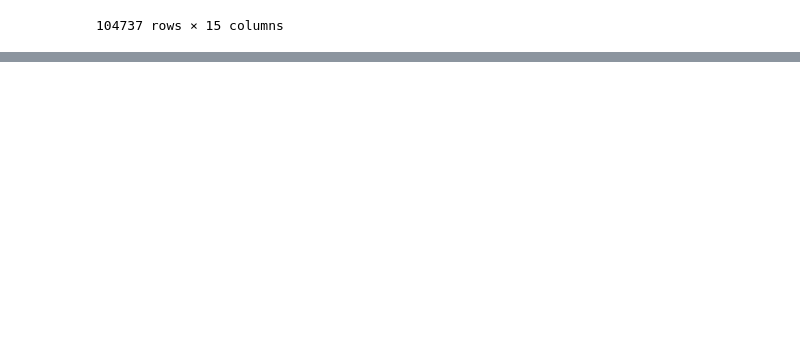
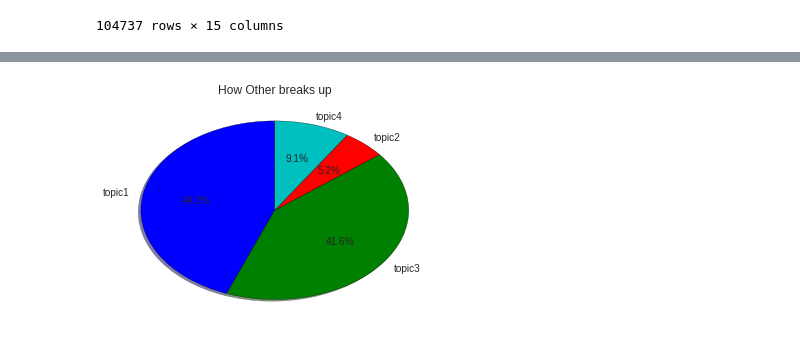
Before and after one commit to MichiganDataScienceTeam/ums-team-stroud, a Jupyter notebook: plots_deluxxx.ipynb, the cells around one changed output, grey strips where cells are left out. Cells and saved outputs as stored; diff of their text form; code cells hidden in the pictures; blank space fills up the shorter version.

```diff
--- a/plots_deluxxx.ipynb
+++ b/plots_deluxxx.ipynb
@@ -259,0 +317,6 @@ df
+# %%
+#checking out new topics
+new_topics = pd.read_csv('wikipediaTopicModel1.csv')
+del new_topics['Unnamed: 0']
+new_topics['name'] = df_perf['perf_name']
+new_topics = new_topics.drop(143)
@@ -259,0 +344,17 @@ df
+# %%
+def max_topic(row):
+    topic_names = ['topic0', 'topic1','topic2','topic3', 'topic4']
+    mx = -1
+    mx_top = None
+    for t in topic_names:
+        if row[t] > mx:
+            mx = row[t]
+            mx_top = t
+    return mx_top
+#get majority topic, compare with topics
+new_max_topics = {}
+new_disc_topics = []
+for index, row in new_topics.iterrows():
+    print row['name']
+    new_max_topics[row['name']] = max_topic(row)
+    new_disc_topics.append(max_topic(row))
@@ -259,0 +379,9 @@ df
+# %%
+#get topic similarity
+topic_similarity = {}
+for show in new_max_topics:
+    t = topics[topics[0] == show][1].values[0]
+    if t not in topic_similarity:
+        topic_similarity[t] = Counter({})
+    nt = new_max_topics[show]
+    topic_similarity[t].update([nt])
@@ -259,0 +437,4 @@ df
+# %%
+pie_from_counter(topic_similarity['Other'], 'Chamber', 'How Other breaks up')
+# %% [output]
+[figure, added]
```
Also changed, not shown: parts of 30 cells of this notebook, 2 other files.
